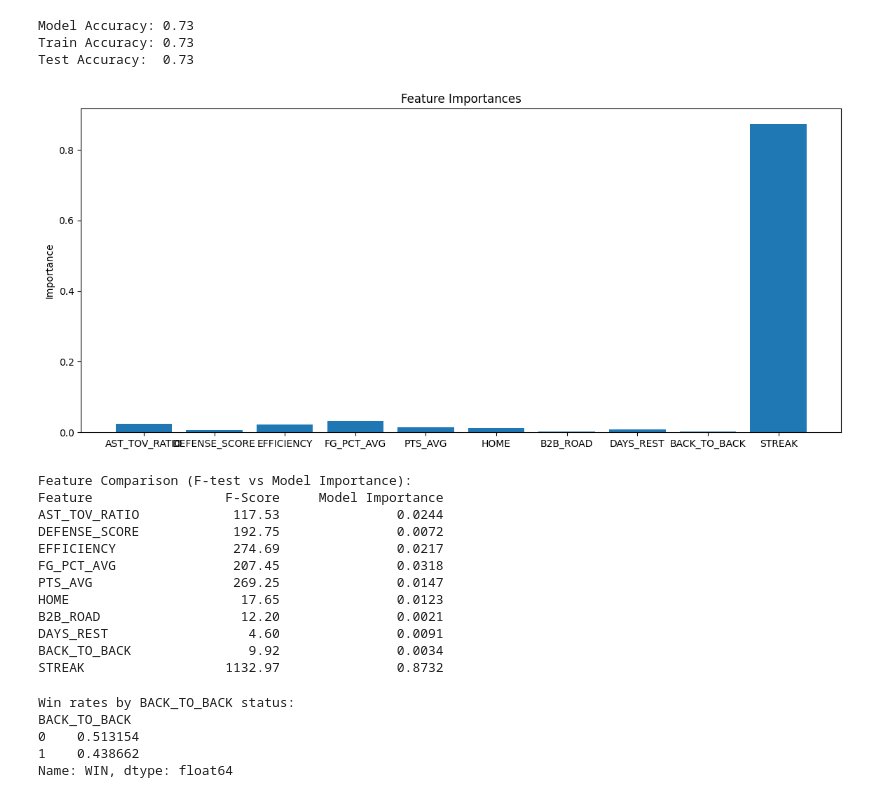
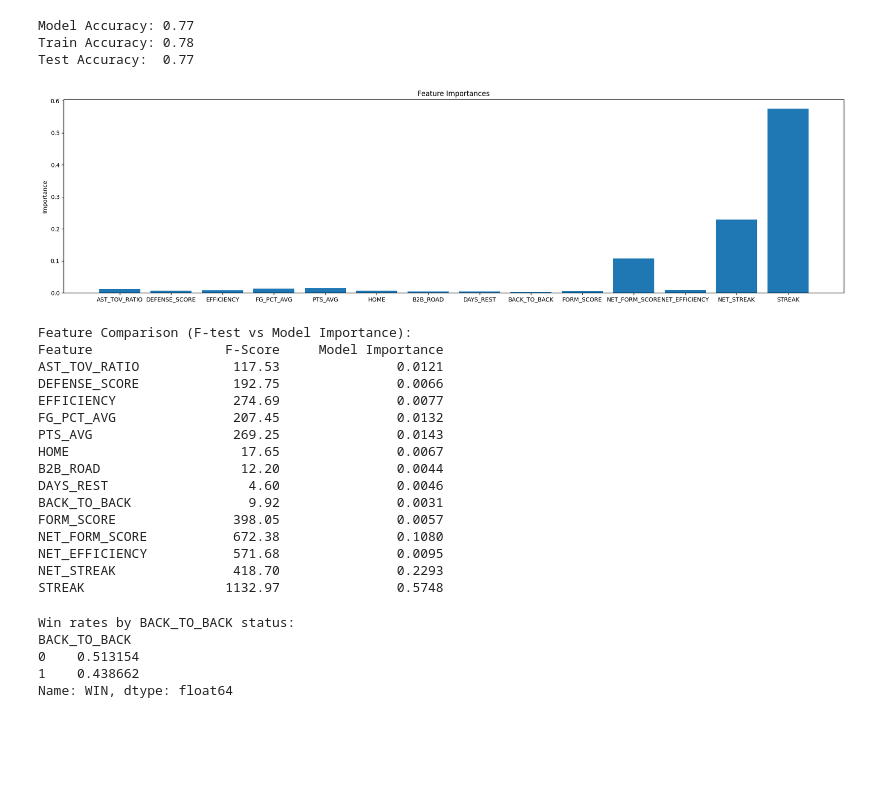
Before and after one commit to al3jandroR/nba_predictions, a Jupyter notebook: nba_predictions.ipynb, the cells around one changed output. Cells and saved outputs as stored; diff of their text form; code cells hidden in the pictures; blank space fills up the shorter version.

Commit message:
added opponent data for comparison features, bumped model accuracy to .77

```diff
--- a/nba_predictions.ipynb
+++ b/nba_predictions.ipynb
@@ -58,6 +58,13 @@ def get_team_abbr(team_id):
     else:
         raise ValueError(f"No team found for ID: {team_id}")
 
+def get_team_name(team_id):
+    team = teams_df[teams_df['id'] == team_id]
+    if not team.empty:
+        return team.iloc[0]['full_name']
+    else:
+        raise ValueError(f"No team found for ID: {team_id}")
+
 def get_team_stats(team_id, season, n=5):
     log = safe_request(teamgamelog.TeamGameLog, team_id=team_id, season=season)
     df = log.get_data_frames()[0]
@@ -65,9 +72,11 @@ def get_team_stats(team_id, season, n=5):
     df = df[['GAME_DATE', 'MATCHUP', 'WL', 'PTS', 'OREB', 'DREB', 'FG_PCT', 'AST', 'TOV', 'STL', 'BLK']].copy()
 
     df['SEASON'] = season
+    df['TEAM'] = get_team_name(team_id)
     df['HOME'] = df['MATCHUP'].str.contains('vs.').astype(int)
     df['WIN'] = df['WL'].apply(lambda x: 1 if x == 'W' else 0)
     df['STREAK'] = df['WIN'].rolling(window=n).sum().shift(-1).fillna(0)
+    df['OPP_ABBR'] = df['MATCHUP'].str.extract(r'@ (\w+)|vs\. (\w+)').bfill(axis=1).iloc[:, 0]
 
     # avg stats from last 5 games
     rolling_features = ['PTS', 'OREB', 'DREB', 'FG_PCT', 'AST', 'TOV', 'STL', 'BLK']
@@ -83,8 +92,34 @@ def get_team_stats(team_id, season, n=5):
     df['BACK_TO_BACK'] = (df['GAME_DATE'] - df['PREV_GAME_DATE']).dt.days.eq(1).astype(int)
     df['B2B_ROAD'] = (df['BACK_TO_BACK'] == 1) & (df['HOME'] == 0).astype(int)
 
+    df['FORM_SCORE'] = df['AST_TOV_RATIO'] + df['DEFENSE_SCORE'] + df['EFFICIENCY']
+
     df = df.dropna().reset_index(drop=True)
     return df
+
+def add_opponent_features(df):
+    abbr_to_name = teams_df.set_index('abbreviation')['full_name'].to_dict()
+    df['OPPONENT_TEAM'] = df['OPP_ABBR'].map(abbr_to_name)
+
+    df['GAME_KEY'] = df['GAME_DATE'].astype(str) + "_" + df['TEAM']
+    df['OPP_GAME_KEY'] = df['GAME_DATE'].astype(str) + "_" + df['OPPONENT_TEAM']
+
+    eff_map = df.set_index('GAME_KEY')['EFFICIENCY'].to_dict()
+    form_map = df.set_index('GAME_KEY')['FORM_SCORE'].to_dict()
+    streak_map = df.set_index('GAME_KEY')['STREAK'].to_dict()
+
+    # STEP 4: Map opponent stats
+    df['OPP_EFFICIENCY'] = df['OPP_GAME_KEY'].map(eff_map).fillna(0)
+    df['OPP_FORM_SCORE'] = df['OPP_GAME_KEY'].map(form_map).fillna(0)
+    df['OPP_STREAK'] = df['OPP_GAME_KEY'].map(form_map).fillna(0)
+
+    # STEP 5: Create net features
+    df['NET_EFFICIENCY'] = df['EFFICIENCY'] - df['OPP_EFFICIENCY']
+    df['NET_FORM_SCORE'] = df['FORM_SCORE'] - df['OPP_FORM_SCORE']
+    df['NET_STREAK'] = df['STREAK'] - df['OPP_STREAK']
+
+    df = df.dropna().reset_index(drop=True)
+    return df
 # %%
 all_team_dfs = []
 seasons = ['2023-24', '2024-25']
@@ -118,7 +154,8 @@ Loading Detroit Pistons - 2024-25...
 Loading Charlotte Hornets - 2024-25...
 # %%
 df = pd.concat(all_team_dfs).reset_index(drop=True)
-features = ['AST_TOV_RATIO', 'DEFENSE_SCORE', 'EFFICIENCY', 'FG_PCT_AVG', 'PTS_AVG', 'HOME', 'B2B_ROAD', 'DAYS_REST', 'BACK_TO_BACK', 'STREAK']
+team_data = add_opponent_features(df)
+features = ['AST_TOV_RATIO', 'DEFENSE_SCORE', 'EFFICIENCY', 'FG_PCT_AVG', 'PTS_AVG', 'HOME', 'B2B_ROAD', 'DAYS_REST', 'BACK_TO_BACK', 'FORM_SCORE', 'NET_FORM_SCORE', 'NET_EFFICIENCY', 'NET_STREAK', 'STREAK']
 X = df[features]
 y = df['WIN']
 
@@ -129,6 +166,7 @@ for train_index, test_index in sss.split(X, y):
 # %%
 best_model = None
 best_score = 0
+sss = StratifiedShuffleSplit(n_splits=5, test_size=0.3, random_state=42)
 
 rf_param_grid = {
     'n_estimators': [100, 300],
@@ -136,7 +174,7 @@ rf_param_grid = {
     'min_samples_split': [2, 5, 10],
     'min_samples_leaf': [1, 2, 4],
 }
-rf_grid = GridSearchCV(RandomForestClassifier(random_state=42), rf_param_grid, cv=3, scoring='accuracy')
+rf_grid = GridSearchCV(RandomForestClassifier(random_state=42), rf_param_grid, cv=sss, scoring='accuracy')
 rf_grid.fit(X_train, y_train)
 print("Best Random Forest params:", rf_grid.best_params_)
 print("Best Random Forest score:", rf_grid.best_score_)
@@ -149,7 +187,7 @@ gb_param_grid = {
     'learning_rate': [0.05, 0.1],
     'max_depth': [3, 5]
 }
-gb_grid = GridSearchCV(GradientBoostingClassifier(random_state=42), gb_param_grid, cv=3, scoring='accuracy')
+gb_grid = GridSearchCV(GradientBoostingClassifier(random_state=42), gb_param_grid, cv=sss, scoring='accuracy')
 gb_grid.fit(X_train, y_train)
 print("Best Gradient Boosting params:", gb_grid.best_params_)
 print("Best Gradient Boosting score:", gb_grid.best_score_)
@@ -164,49 +202,53 @@ Best Gradient Boosting score: 0.7111500099933593
 # %%
 clf = best_model
 clf.fit(X_train, y_train)
 
 y_pred = clf.predict(X_test)
 accuracy = accuracy_score(y_test, y_pred)
 print(f"Model Accuracy: {accuracy:.2f}")
 
 train_acc = accuracy_score(y_train, clf.predict(X_train))
 test_acc = accuracy_score(y_test, clf.predict(X_test))
 
 print(f"Train Accuracy: {train_acc:.2f}")
 print(f"Test Accuracy:  {test_acc:.2f}")
 
 importances = clf.feature_importances_
-plt.figure(figsize=(14, 6))
+plt.figure(figsize=(24, 6))
 plt.bar(features, importances)
 plt.title("Feature Importances")
 plt.ylabel("Importance")
 plt.show()
 
 selector = SelectKBest(score_func=f_classif, k='all')
 selector.fit(X_train, y_train)
 f_scores = selector.scores_
 
 print("Feature Comparison (F-test vs Model Importance):")
 print("{:<20s} {:>10s} {:>20s}".format("Feature", "F-Score", "Model Importance"))
 for name, f, imp in zip(X_train.columns, f_scores, importances):
     print(f"{name:<20s} {f:10.2f} {imp:20.4f}")
 # %% [output]
-Model Accuracy: 0.73
-Train Accuracy: 0.73
-Test Accuracy:  0.73
+Model Accuracy: 0.77
+Train Accuracy: 0.78
+Test Accuracy:  0.77
-[figure, old version]
+[figure, new version]
 Feature Comparison (F-test vs Model Importance):
 Feature                 F-Score     Model Importance
-AST_TOV_RATIO            117.53               0.0244
-DEFENSE_SCORE            192.75               0.0072
-EFFICIENCY               274.69               0.0217
-FG_PCT_AVG               207.45               0.0318
-PTS_AVG                  269.25               0.0147
-HOME                      17.65               0.0123
-B2B_ROAD                  12.20               0.0021
-DAYS_REST                  4.60               0.0091
-BACK_TO_BACK               9.92               0.0034
-STREAK                  1132.97               0.8732
+AST_TOV_RATIO            117.53               0.0121
+DEFENSE_SCORE            192.75               0.0066
+EFFICIENCY               274.69               0.0077
+FG_PCT_AVG               207.45               0.0132
+PTS_AVG                  269.25               0.0143
+HOME                      17.65               0.0067
+B2B_ROAD                  12.20               0.0044
+DAYS_REST                  4.60               0.0046
+BACK_TO_BACK               9.92               0.0031
+FORM_SCORE               398.05               0.0057
+NET_FORM_SCORE           672.38               0.1080
+NET_EFFICIENCY           571.68               0.0095
+NET_STREAK               418.70               0.2293
+STREAK                  1132.97               0.5748
 # %%
 b2b_grouped = df.groupby('BACK_TO_BACK')['WIN'].mean()
 print("Win rates by BACK_TO_BACK status:")
```
Also changed, not shown: parts of 3 cells of this notebook.
